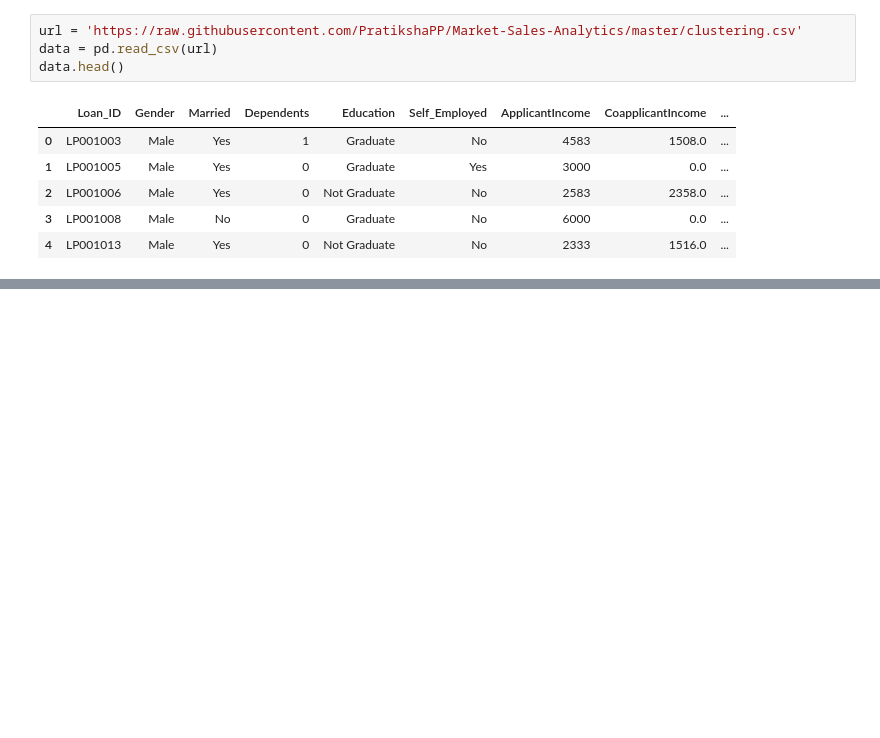
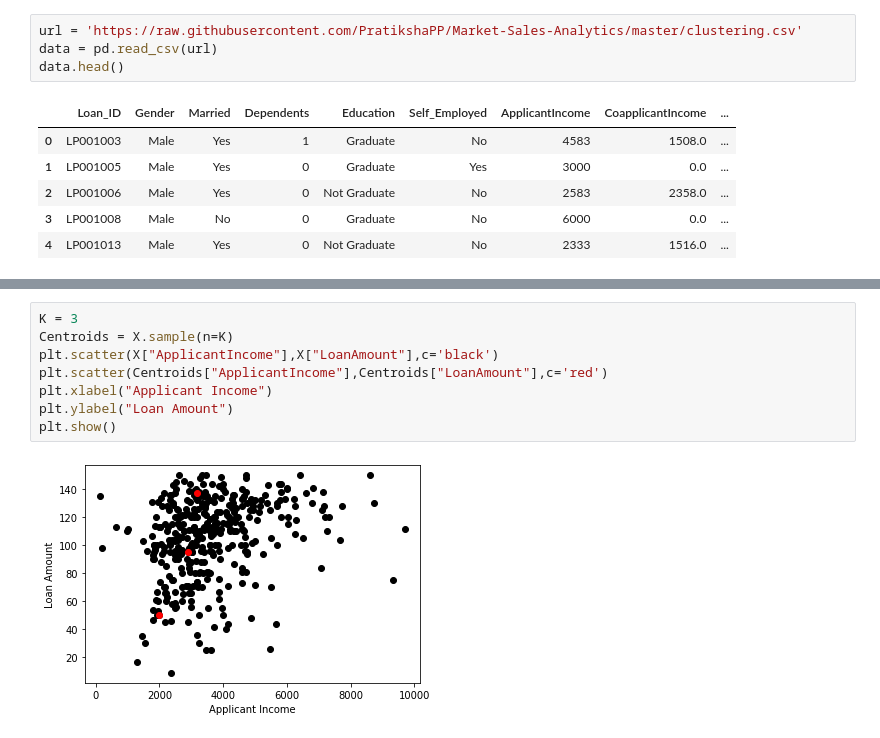
Before and after one commit to PratikshaPP/Market-Sales-Analytics, a Jupyter notebook: kmeans.ipynb, the cells around one changed output, grey strips where cells are left out. Saved outputs shown, nothing was run; the diff lists cells and outputs as text; blank space fills up the shorter version.

```diff
--- a/kmeans.ipynb
+++ b/kmeans.ipynb
@@ -18,0 +36,10 @@ data.head()
+# %%
+K = 3
+Centroids = X.sample(n=K)
+plt.scatter(X["ApplicantIncome"],X["LoanAmount"],c='black')
+plt.scatter(Centroids["ApplicantIncome"],Centroids["LoanAmount"],c='red')
+plt.xlabel("Applicant Income")
+plt.ylabel("Loan Amount")
+plt.show()
+# %% [output]
+[figure, added]
```
Also changed, not shown: parts of 2 cells of this notebook.
